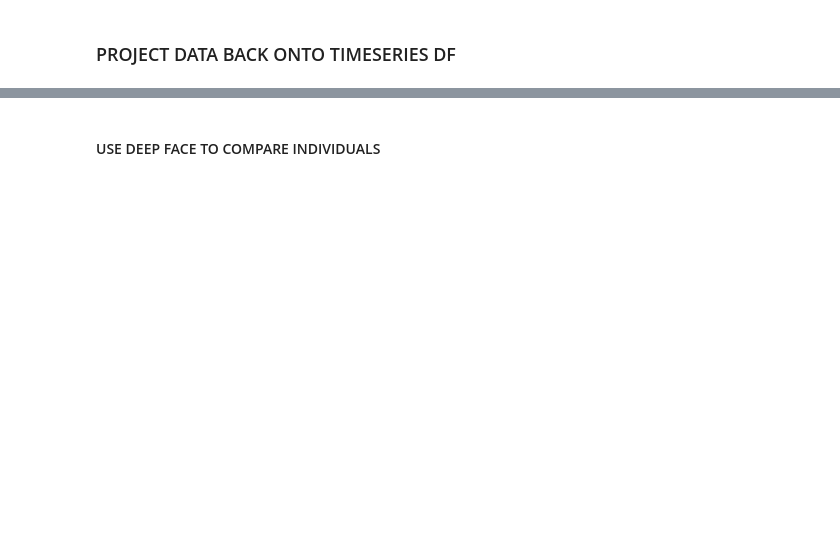
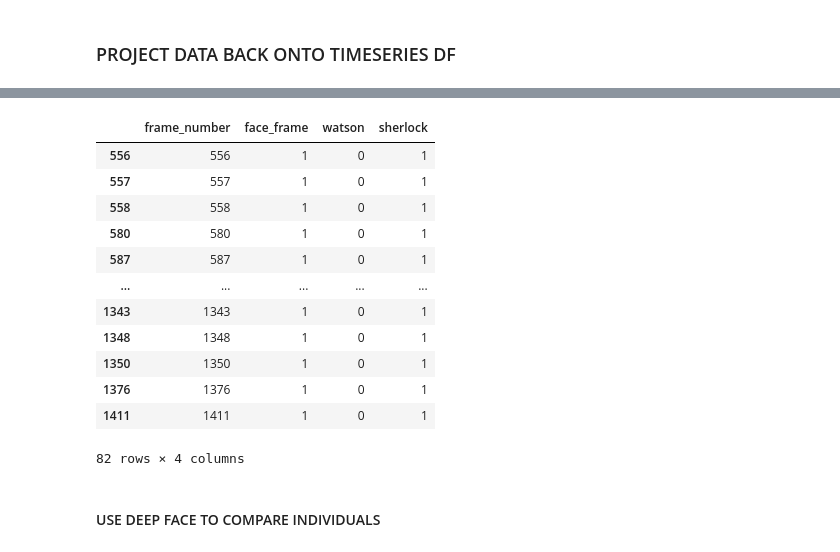
Before and after one commit to courtajimenez/nh23_nat_soc_pred, a Jupyter notebook: nat_soc_pred.ipynb, the cells around one changed output, grey strips where cells are left out. Saved outputs shown, nothing was run; the diff lists cells and outputs as text; code cells hidden in the pictures; blank space fills up the shorter version.

```diff
--- a/nat_soc_pred.ipynb
+++ b/nat_soc_pred.ipynb
@@ -140,3 +217,19 @@ Image.fromarray(face_recognition.load_image_file(os.path.join('faceframe_pngs',f
+# %%
+face_data[face_data['sherlock']==1]
+# %% [output]
+|  | frame_number | face_frame | watson | sherlock |
+| 556 | 556 | 1 | 0 | 1 |
+| 557 | 557 | 1 | 0 | 1 |
+| 558 | 558 | 1 | 0 | 1 |
+| 580 | 580 | 1 | 0 | 1 |
+| 587 | 587 | 1 | 0 | 1 |
+| ... | ... | ... | ... | ... |
+| 1343 | 1343 | 1 | 0 | 1 |
+| 1348 | 1348 | 1 | 0 | 1 |
+| 1350 | 1350 | 1 | 0 | 1 |
+| 1376 | 1376 | 1 | 0 | 1 |
+| 1411 | 1411 | 1 | 0 | 1 |
+82 rows × 4 columns
 # %% [markdown]
 #### USE DEEP FACE TO COMPARE INDIVIDUALS
 # %%
```
Also changed, not shown: parts of 7 cells of this notebook.
